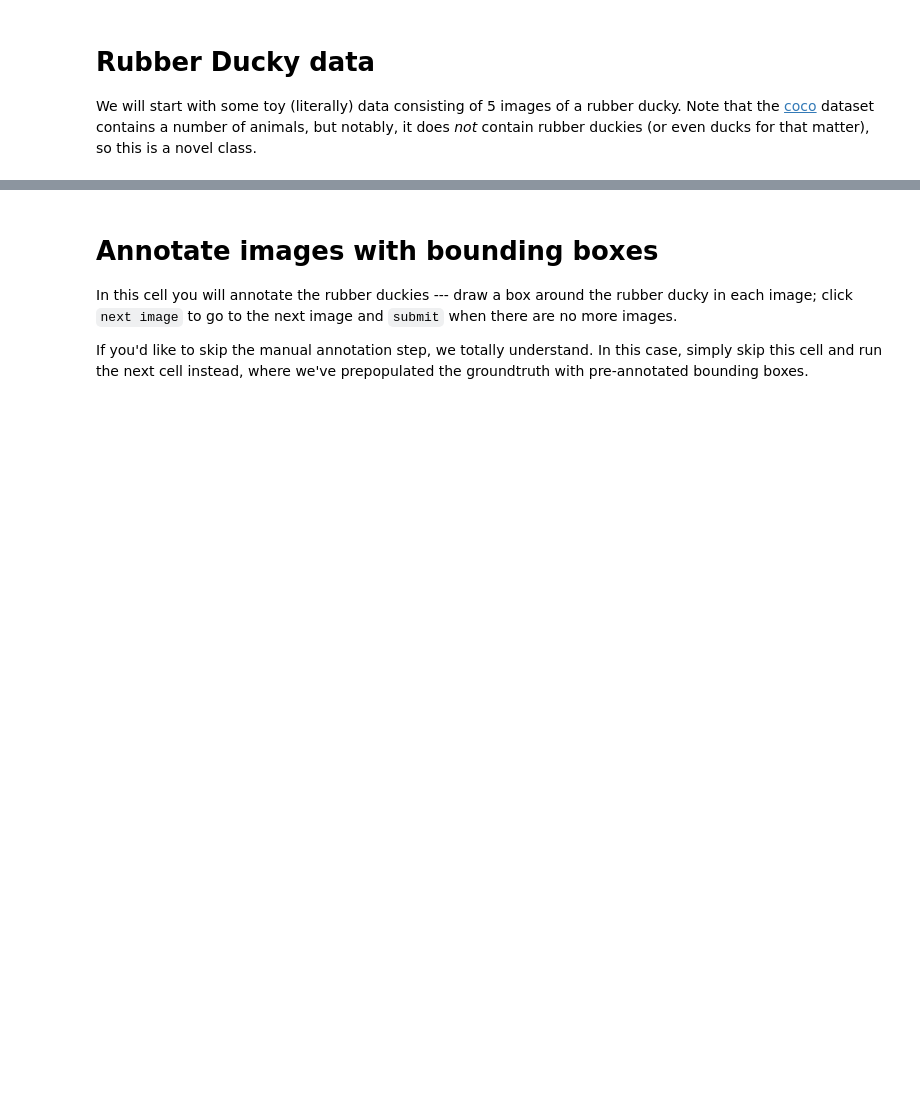
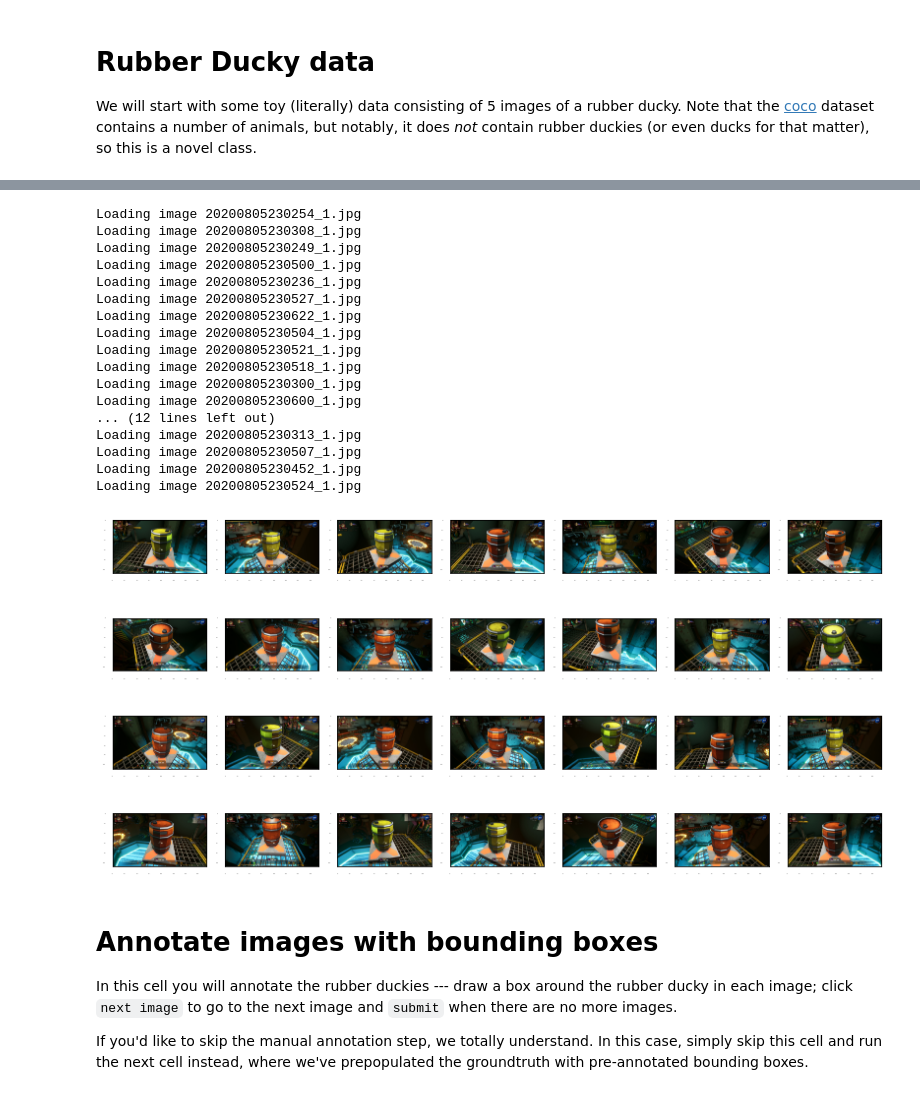
Before and after one commit to robobenklein/DeepDeepBarrelKicker, a Jupyter notebook: deepkicker/training/eager_few_shot_od_training_tf2_colab.ipynb, the cells around one changed output, grey strips where cells are left out. Drawn from its saved outputs; the diff is of its cells as text; code cells hidden in the pictures; blank space fills up the shorter version.

```diff
--- a/deepkicker/training/eager_few_shot_od_training_tf2_colab.ipynb
+++ b/deepkicker/training/eager_few_shot_od_training_tf2_colab.ipynb
@@ -169,3 +162,6 @@ def plot_detections(image_np,
 
 We will start with some toy (literally) data consisting of 5 images of a rubber
 ducky.  Note that the [coco](https://cocodataset.org/#explore) dataset contains a number of animals, but notably, it does *not* contain rubber duckies (or even ducks for that matter), so this is a novel class.
+# %%
+for f in os.listdir('DeepDeepBarrelKicker/trainingsets/max1'):
+  !echo DeepDeepBarrelKicker/trainingsets/$f
@@ -172,24 +181,44 @@ ducky.  Note that the [coco](https://cocodataset.org/#explore) dataset contains
 # %%
 # Load images and visualize
-train_image_dir = 'models/research/object_detection/test_images/ducky/train/'
+train_image_dir = 'DeepDeepBarrelKicker/trainingsets/max1/'
 train_images_np = []
-for i in range(1, 6):
-  image_path = os.path.join(train_image_dir, 'robertducky' + str(i) + '.jpg')
+for f in os.listdir(train_image_dir):
+  print(f"Loading image {f}")
+  image_path = os.path.join(train_image_dir, f)
   train_images_np.append(load_image_into_numpy_array(image_path))
 
 plt.rcParams['axes.grid'] = False
 plt.rcParams['xtick.labelsize'] = False
 plt.rcParams['ytick.labelsize'] = False
 plt.rcParams['xtick.top'] = False
 plt.rcParams['xtick.bottom'] = False
 plt.rcParams['ytick.left'] = False
 plt.rcParams['ytick.right'] = False
 plt.rcParams['figure.figsize'] = [14, 7]
 
 for idx, train_image_np in enumerate(train_images_np):
-  plt.subplot(2, 3, idx+1)
+  plt.subplot(4, 7, idx+1)
   plt.imshow(train_image_np)
 plt.show()
+# %% [output]
+Loading image 20200805230254_1.jpg
+Loading image 20200805230308_1.jpg
+Loading image 20200805230249_1.jpg
+Loading image 20200805230500_1.jpg
+Loading image 20200805230236_1.jpg
+Loading image 20200805230527_1.jpg
+Loading image 20200805230622_1.jpg
+Loading image 20200805230504_1.jpg
+Loading image 20200805230521_1.jpg
+Loading image 20200805230518_1.jpg
+Loading image 20200805230300_1.jpg
+Loading image 20200805230600_1.jpg
+... (12 lines left out)
+Loading image 20200805230313_1.jpg
+Loading image 20200805230507_1.jpg
+Loading image 20200805230452_1.jpg
+Loading image 20200805230524_1.jpg
+[figure, added]
 # %% [markdown]
 # Annotate images with bounding boxes
 
```
Also changed, not shown: parts of 12 cells of this notebook.
